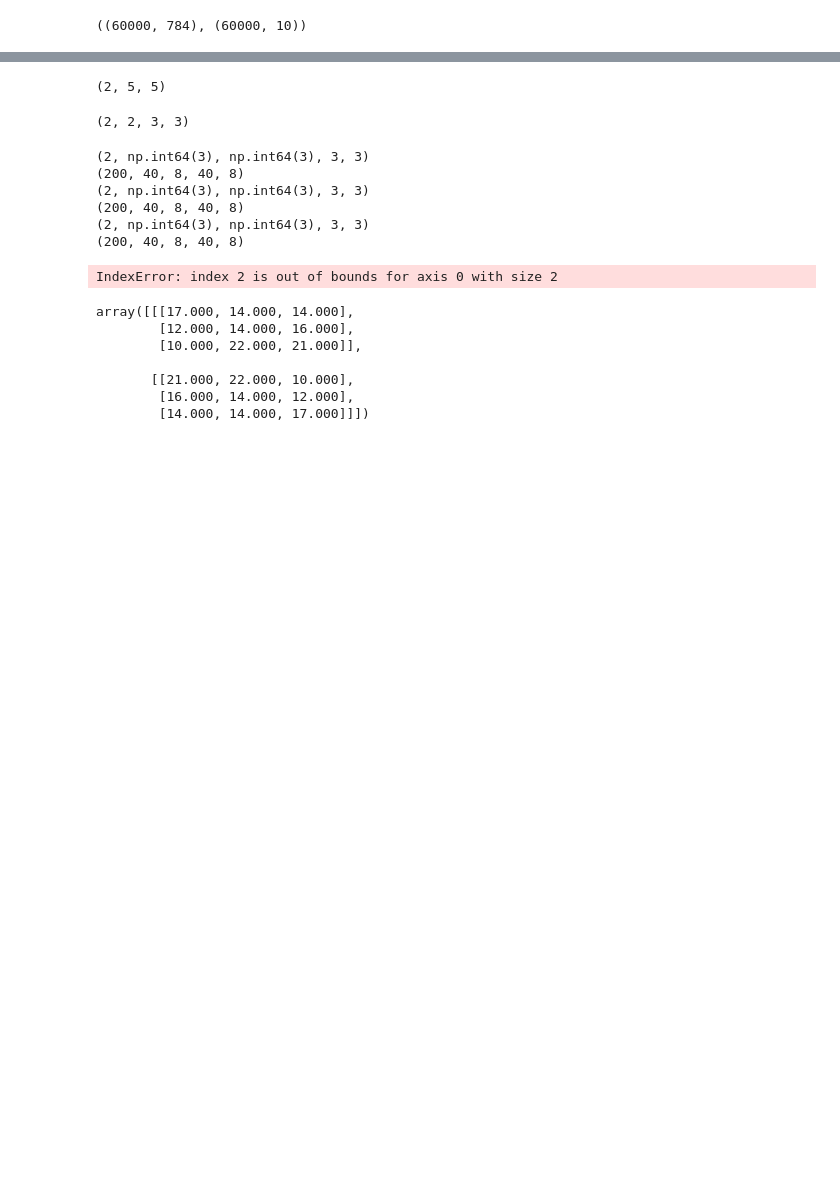
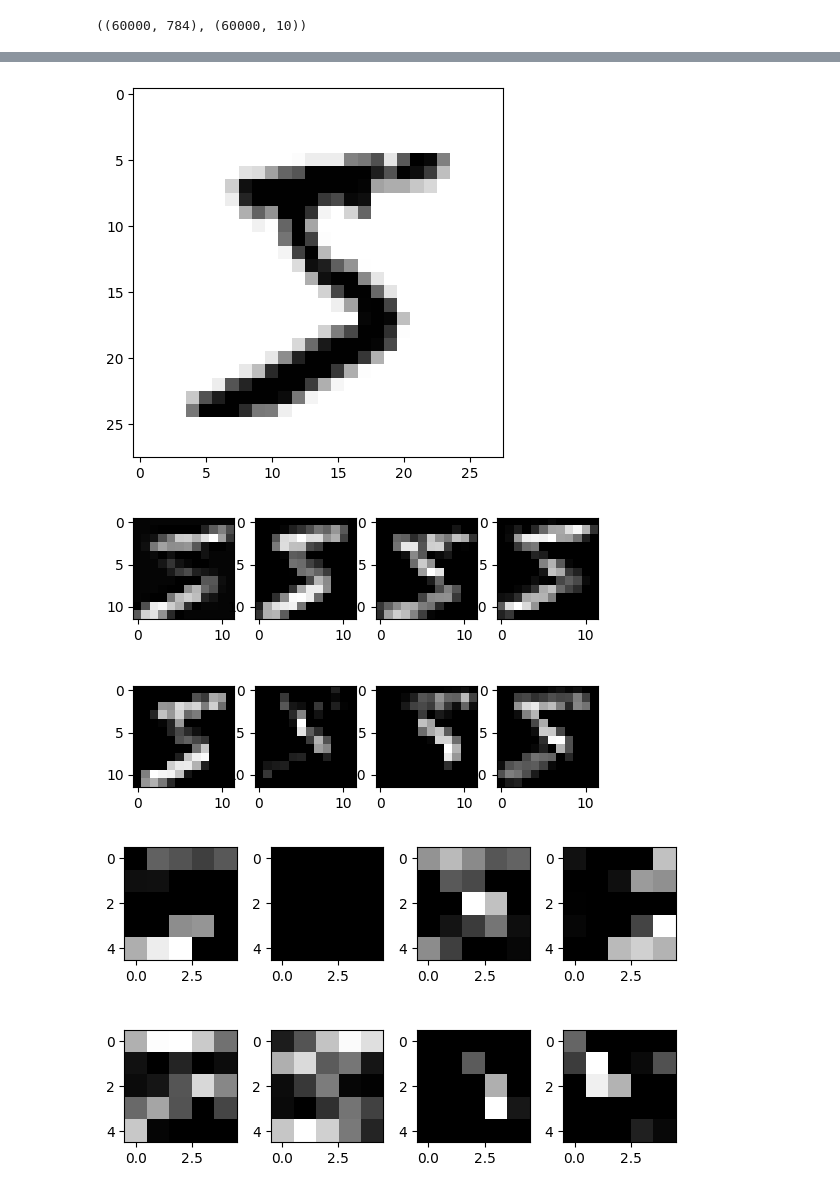
Before and after one commit to Papr1ka/nns, a Jupyter notebook: 6/6.ipynb, the cells around one changed output, grey strips where cells are left out. Drawn from its saved outputs; the diff is of its cells as text; code cells hidden in the pictures; blank space fills up the shorter version.

```diff
--- a/6/6.ipynb
+++ b/6/6.ipynb
@@ -637,7 +193,9 @@ weighted avg       0.94      0.94      0.94     10000
 # %%
-def show_multiple(images):
-    # plot images
-    fig, axes = plt.subplots(1, len(images), figsize=(1.5*len(images),2))
-    for i in range(len(images)):
-        ax = axes[i]
+def show_multiple(images, rows, columns):
+    _, axes = plt.subplots(rows, columns, figsize=(1.5 * columns, 2 * rows))
+    for i in range(images.shape[0]):
+        if rows == 1:
+            ax = axes[i]
+        else:
+            ax = axes[i // columns, i % columns]
         ax.imshow(images[i], cmap='gray')
@@ -822,8 +201,0 @@ ValueError: operands could not be broadcast together with shapes (4,2,5,5) (4,2,
-# %%
-layer = MaxPool2DLayer((2, 2), (2, 2))
-pooled = layer.forward(q)
-layer.backward(np.ones_like(pooled))
-# views = get_views(q, (2, 2), (2, 2))
-# t = np.max(views, axis=(-2, -1))
-
-# pooled, pooled.shape, views.shape
@@ -1126,33 +201,0 @@ array([[[[ 639,  411,  234],
-# %%
-# Допустим есть 2 канала 5 на 5
-test_a.shape
-# %% [output]
-(2, 5, 5)
-# %%
-# Допустим есть 2 фильтра (2x3x3)
-weights.shape
-# %% [output]
-(2, 2, 3, 3)
-# %%
-output = np.zeros((2, 3, 3))
-
-for i in range(len(weights)):
-    output[i] = conv2d(test_a, weights[i], strides=(1, 1), padding=(0, 0))
-# %% [output]
-(2, np.int64(3), np.int64(3), 3, 3)
-(200, 40, 8, 40, 8)
-(2, np.int64(3), np.int64(3), 3, 3)
-(200, 40, 8, 40, 8)
-(2, np.int64(3), np.int64(3), 3, 3)
-(200, 40, 8, 40, 8)
-IndexError: index 2 is out of bounds for axis 0 with size 2
-# %%
-output
-# %% [output]
-array([[[17.000, 14.000, 14.000],
-        [12.000, 14.000, 16.000],
-        [10.000, 22.000, 21.000]],
-
-       [[21.000, 22.000, 10.000],
-        [16.000, 14.000, 12.000],
-        [14.000, 14.000, 17.000]]])
@@ -1162,0 +202,23 @@ for i in range(100):
+# %%
+sample_x = train_x[0].reshape((1, 28, 28))
+
+plt.imshow(sample_x[0], cmap='gray_r')
+plt.show()
+
+def forward_sequential(x, layers):
+    for layer in layers:
+        x = layer.forward(x)
+    return x
+
+# Первая свёртка
+convolved1 = forward_sequential(sample_x, model.nodes[:3])
+show_multiple(convolved1, 2, 4)
+
+#Вторая свёртка
+convolved2 = forward_sequential(convolved1, model.nodes[3:6])
+show_multiple(convolved2, 2, 4)
+plt.tight_layout()
+# %% [output]
+[figure, added]
+[figure, added]
+[figure, added]
```
Also changed, not shown: parts of 48 cells of this notebook, 19 other files.
